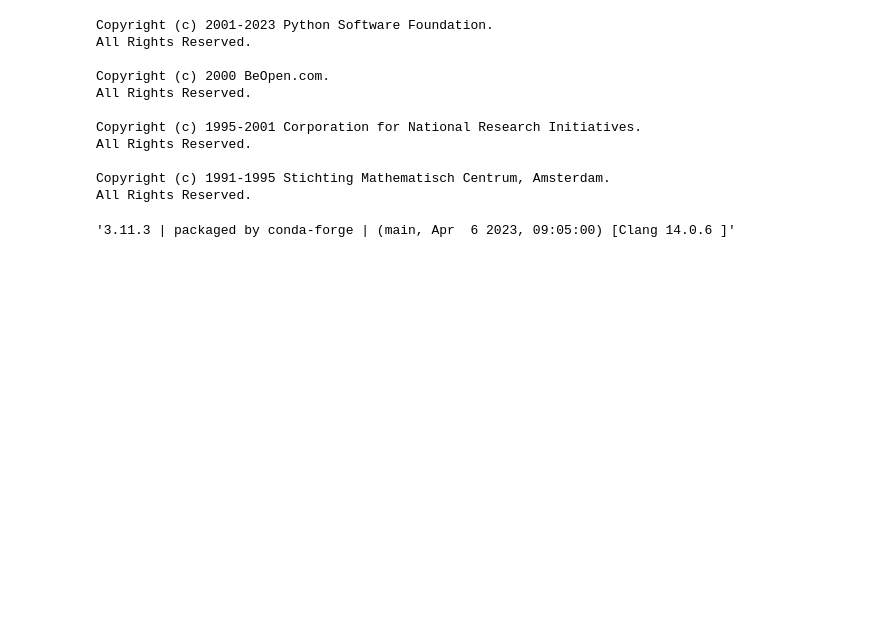
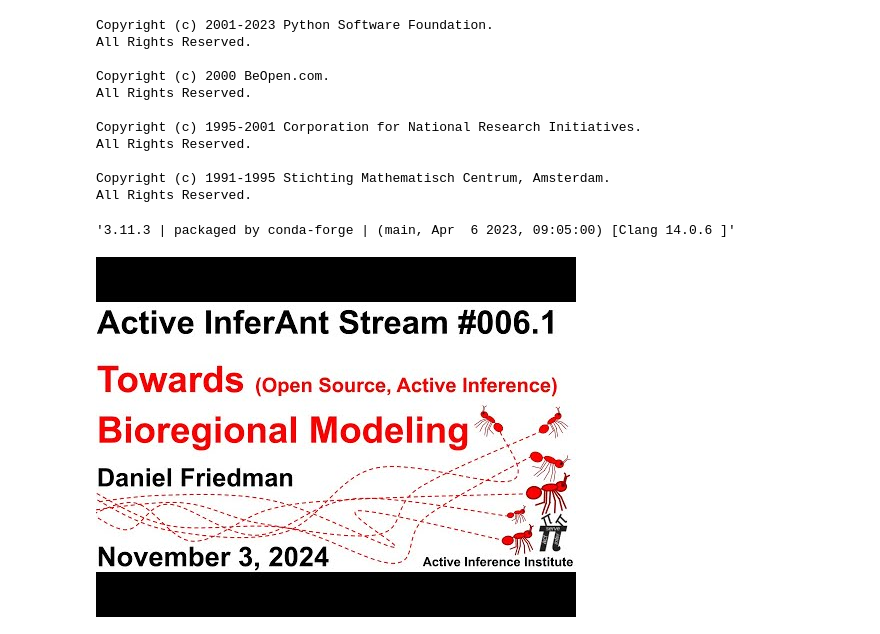
Before and after one commit to 4dsolutions/clarusway_data_analysis, a Jupyter notebook: basic_python/sandbox_week_04.ipynb, the cells around one changed output. Drawn from its saved outputs; the diff is of its cells as text; code cells hidden in the pictures; blank space fills up the shorter version.

```diff
--- a/basic_python/sandbox_week_04.ipynb
+++ b/basic_python/sandbox_week_04.ipynb
@@ -27,3 +27,8 @@ import sys
 sys.version
 # %% [output]
 '3.11.3 | packaged by conda-forge | (main, Apr  6 2023, 09:05:00) [Clang 14.0.6 ]'
+# %%
+from IPython.display import YouTubeVideo
+YouTubeVideo("QyOslBrs2qA")
+# %% [output]
+[figure, added]
```
Also changed, not shown: parts of 7 cells of this notebook.
